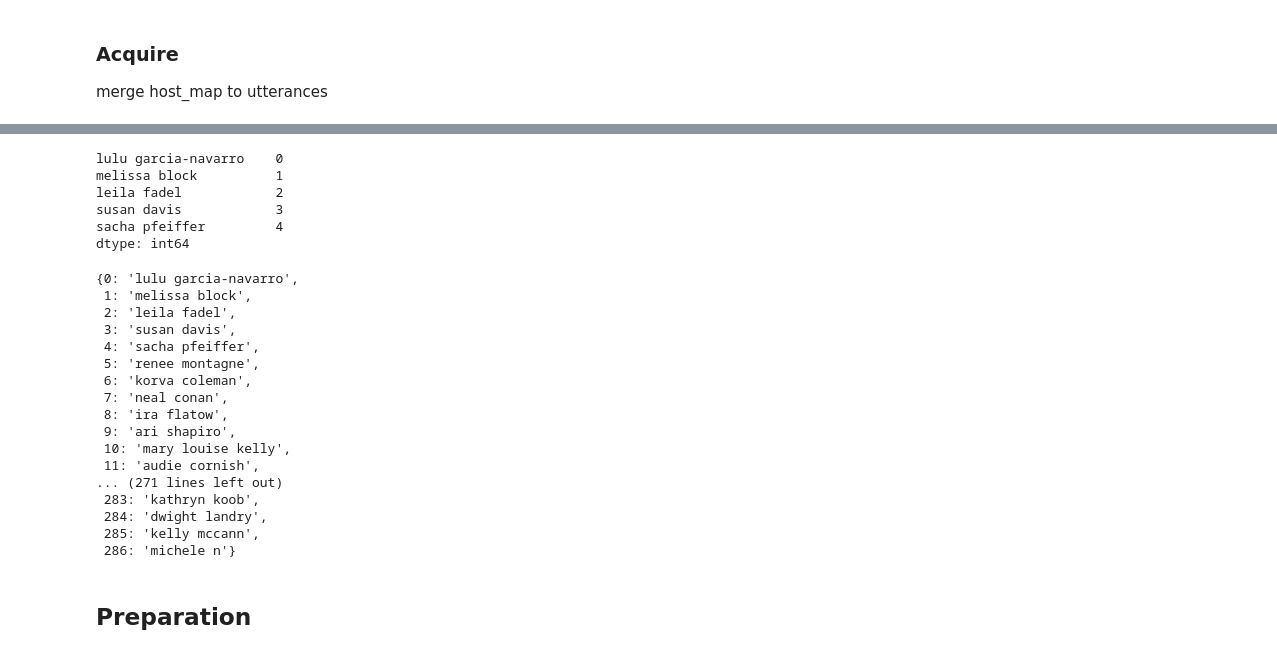
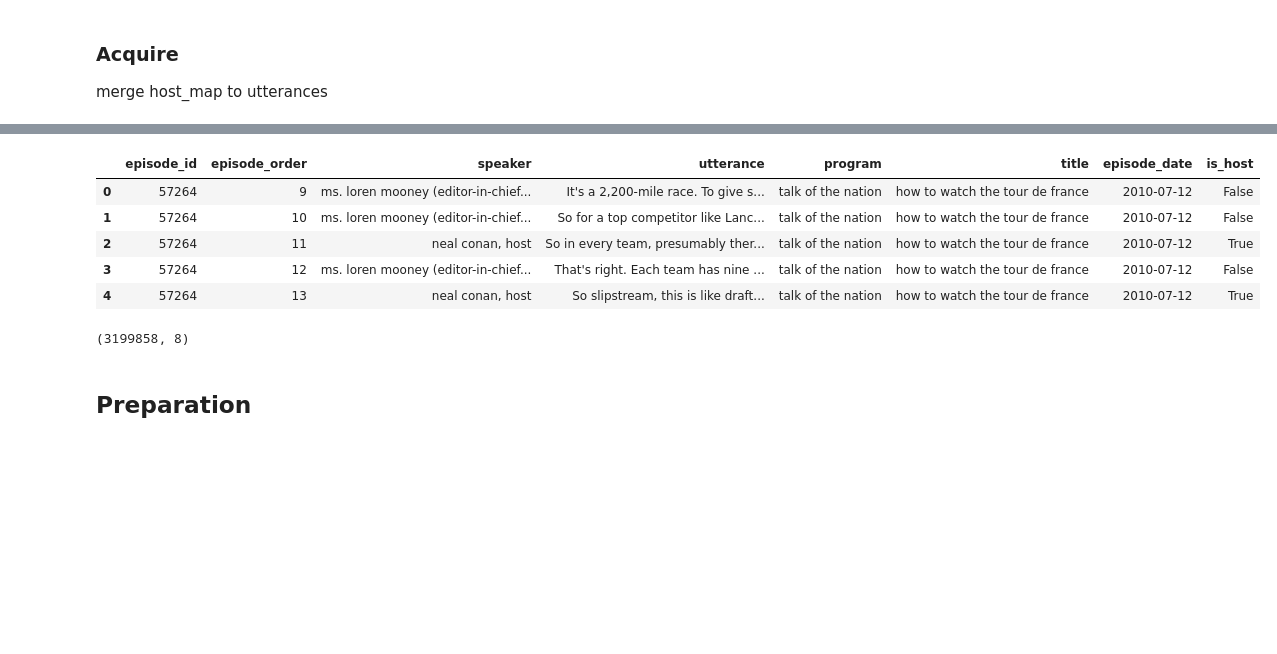
Before and after one commit to npr-nlp/npr-nlp-project, a Jupyter notebook: wheeler_notebook.ipynb, the cells around one changed output, grey strips where cells are left out. Cells and saved outputs as stored; diff of their text form; code cells hidden in the pictures; blank space fills up the shorter version.

Commit message:
update acquire, prepare, wrangle, and personal notebook.

```diff
--- a/wheeler_notebook.ipynb
+++ b/wheeler_notebook.ipynb
@@ -133,10 +42,0 @@ host_map
-# %%
-host_id = pd.read_json('host_id.json',typ='series')
-host_id.head()
-# %% [output]
-lulu garcia-navarro    0
-melissa block          1
-leila fadel            2
-susan davis            3
-sacha pfeiffer         4
-dtype: int64
@@ -145,23 +43,16 @@ inv_hosts = {v: k for k, v in host_id.items()}
-# %%
-inv_hosts
-# %% [output]
-{0: 'lulu garcia-navarro',
- 1: 'melissa block',
- 2: 'leila fadel',
- 3: 'susan davis',
- 4: 'sacha pfeiffer',
- 5: 'renee montagne',
- 6: 'korva coleman',
- 7: 'neal conan',
- 8: 'ira flatow',
- 9: 'ari shapiro',
- 10: 'mary louise kelly',
- 11: 'audie cornish',
-... (271 lines left out)
- 283: 'kathryn koob',
- 284: 'dwight landry',
- 285: 'kelly mccann',
- 286: 'michele n'}
+# %%
+df = acquire.get_df()
+# %% [output]
+|  | episode_id | episode_order | speaker | utterance | program | title | episode_date | is_host |
+| 0 | 57264 | 9 | ms. loren mooney (editor-in-chief... | It's a 2,200-mile race. To give s... | talk of the nation | how to watch the tour de france | 2010-07-12 | False |
+| 1 | 57264 | 10 | ms. loren mooney (editor-in-chief... | So for a top competitor like Lanc... | talk of the nation | how to watch the tour de france | 2010-07-12 | False |
+| 2 | 57264 | 11 | neal conan, host | So in every team, presumably ther... | talk of the nation | how to watch the tour de france | 2010-07-12 | True |
+| 3 | 57264 | 12 | ms. loren mooney (editor-in-chief... | That's right. Each team has nine ... | talk of the nation | how to watch the tour de france | 2010-07-12 | False |
+| 4 | 57264 | 13 | neal conan, host | So slipstream, this is like draft... | talk of the nation | how to watch the tour de france | 2010-07-12 | True |
+# %%
+df_test.shape
+# %% [output]
+(3199858, 8)
 # %% [markdown]
 ## Preparation
 # %% [markdown]
```
Also changed, not shown: parts of 50 cells of this notebook, 3 other files.
